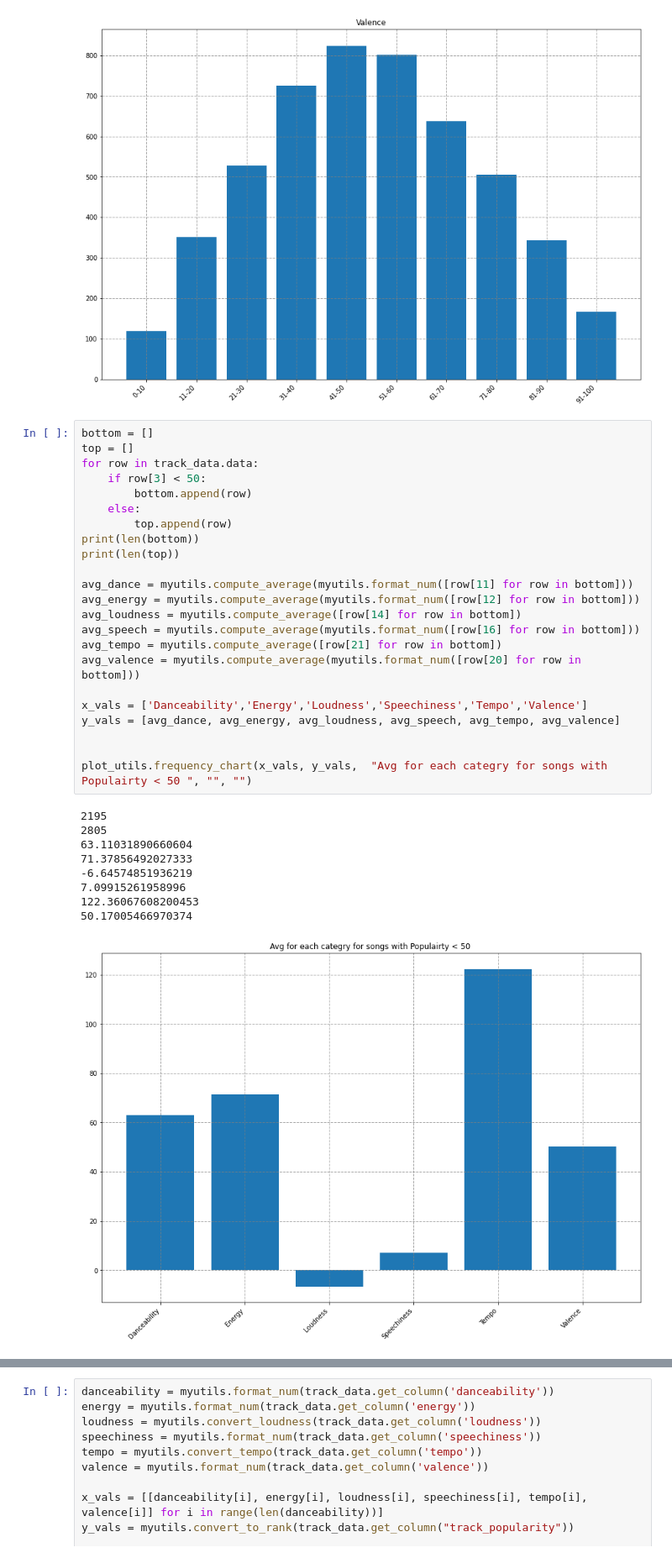
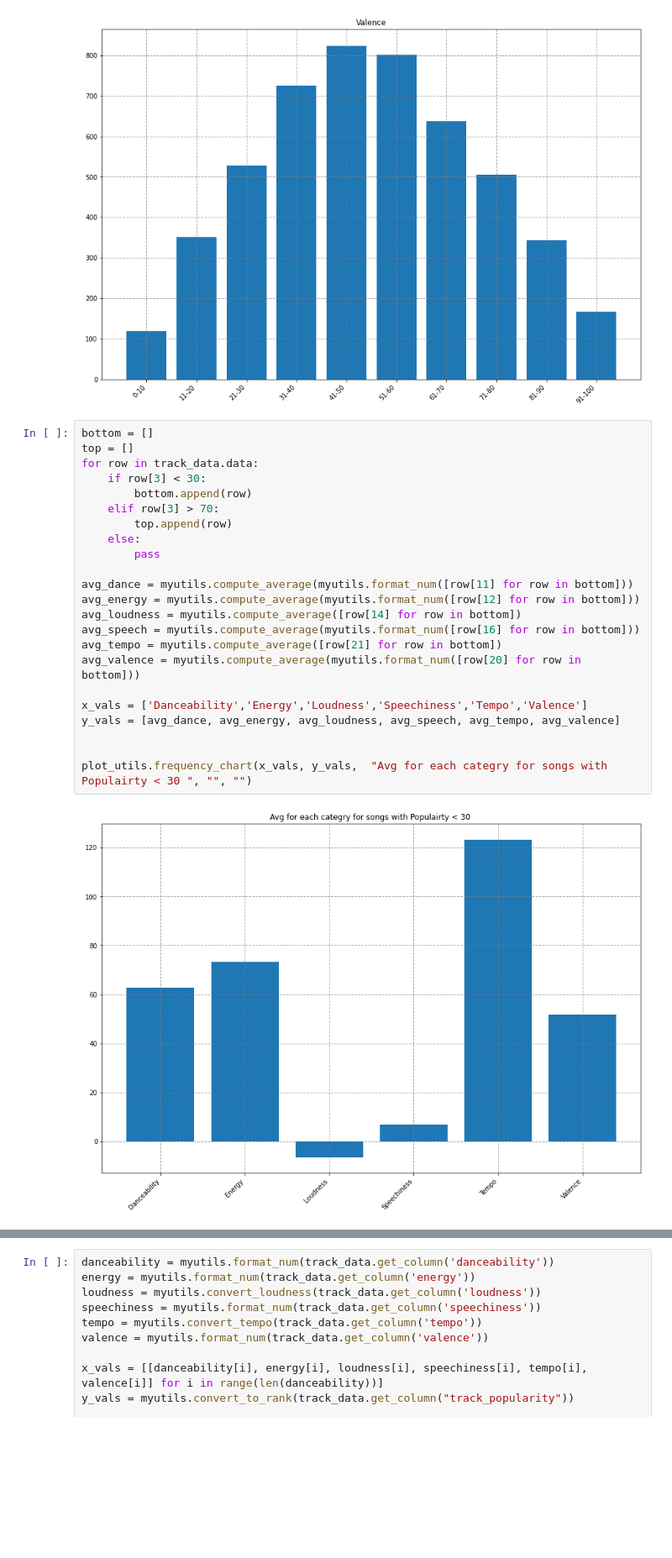
Before and after one commit to CarterKekoa/SpotifyRecommendationApp, a Jupyter notebook: DataAnalysis.ipynb, the cells around one changed output, grey strips where cells are left out. Shown: that part at 84% size. Cells and saved outputs as stored; diff of their text form; blank space fills up the shorter version.

Commit message:
Slight graph changes

```diff
--- a/DataAnalysis.ipynb
+++ b/DataAnalysis.ipynb
@@ -123,36 +123,28 @@ plot_utils.frequency_chart(x_vals, y_vals,  "Valence", "", "")
 # %%
 bottom = []
 top = []
 for row in track_data.data:
-    if row[3] < 50:
+    if row[3] < 30:
         bottom.append(row)
+    elif row[3] > 70:
+        top.append(row)
     else:
-        top.append(row)
-print(len(bottom))
-print(len(top))
+        pass
 
 avg_dance = myutils.compute_average(myutils.format_num([row[11] for row in bottom]))
 avg_energy = myutils.compute_average(myutils.format_num([row[12] for row in bottom]))
 avg_loudness = myutils.compute_average([row[14] for row in bottom])
 avg_speech = myutils.compute_average(myutils.format_num([row[16] for row in bottom]))
 avg_tempo = myutils.compute_average([row[21] for row in bottom])
 avg_valence = myutils.compute_average(myutils.format_num([row[20] for row in bottom]))
 
 x_vals = ['Danceability','Energy','Loudness','Speechiness','Tempo','Valence']
 y_vals = [avg_dance, avg_energy, avg_loudness, avg_speech, avg_tempo, avg_valence]
 
 
-plot_utils.frequency_chart(x_vals, y_vals,  "Avg for each categry for songs with Populairty < 50 ", "", "")
+plot_utils.frequency_chart(x_vals, y_vals,  "Avg for each categry for songs with Populairty < 30 ", "", "")
 # %% [output]
-2195
-2805
-63.11031890660604
-71.37856492027333
--6.64574851936219
-7.09915261958996
-122.36067608200453
-50.17005466970374
-[figure, old version]
+[figure, new version]
 # %%
 avg_dance = myutils.compute_average(myutils.format_num([row[11] for row in top]))
 avg_energy = myutils.compute_average(myutils.format_num([row[12] for row in top]))
```
Also changed, not shown: parts of 1 cell of this notebook.
